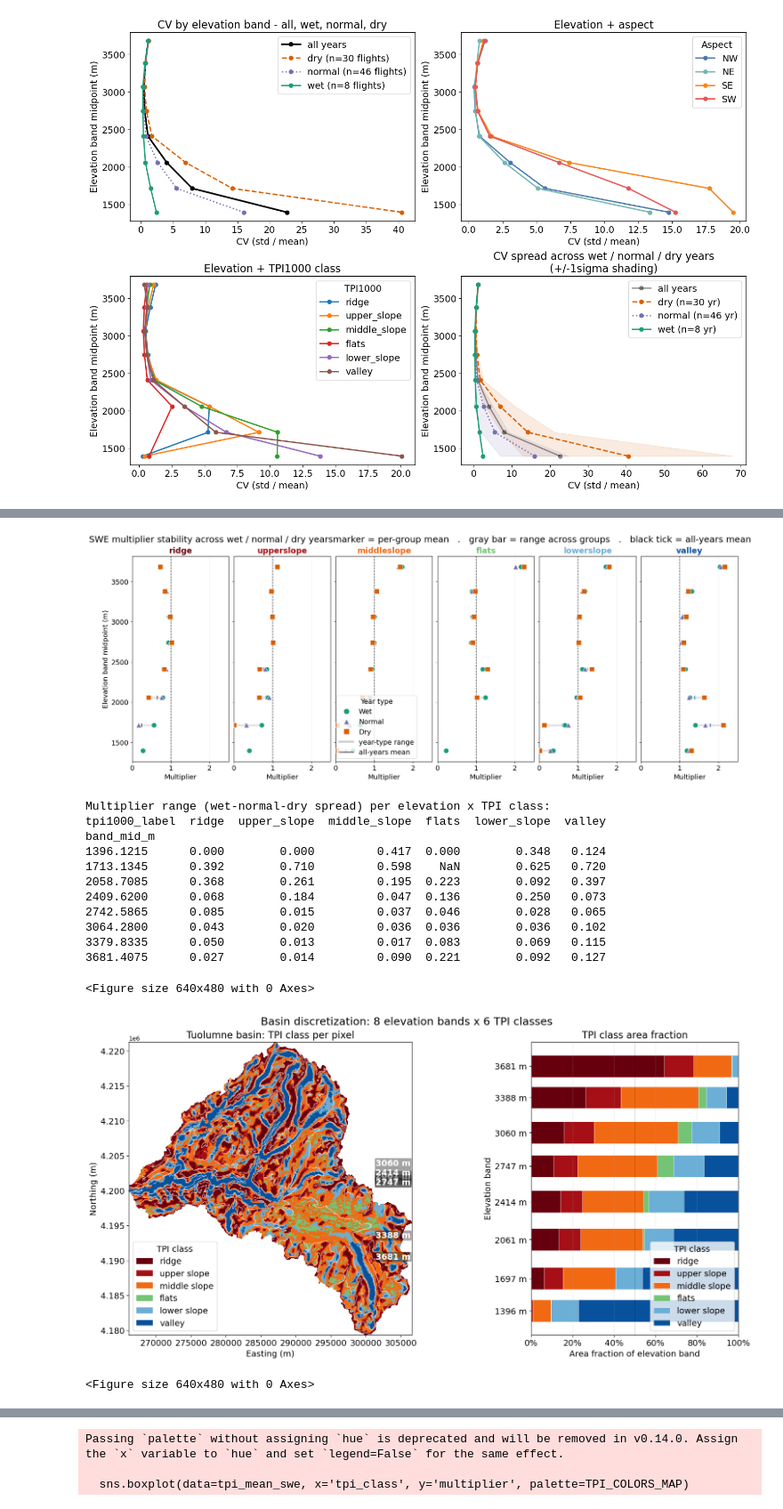
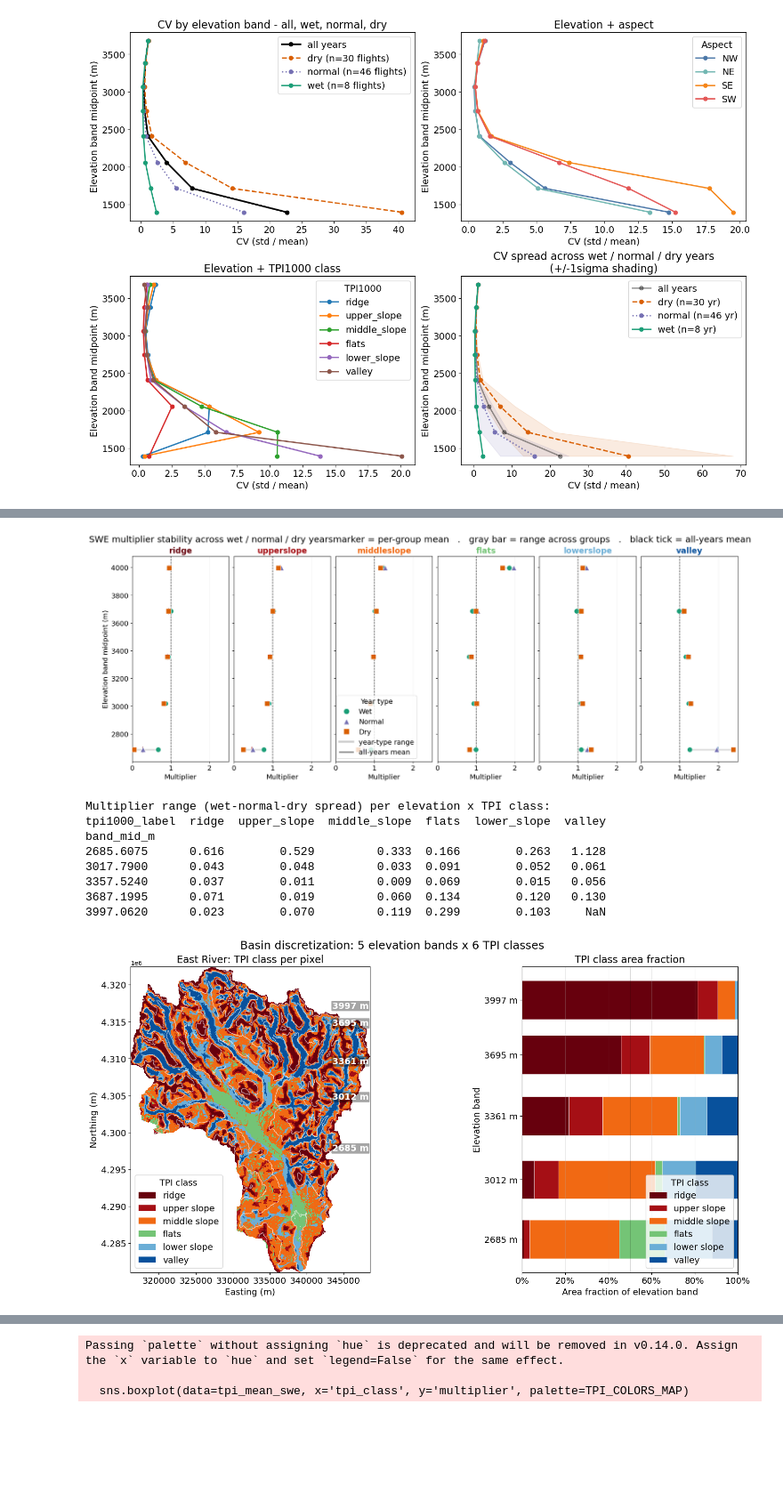
Before and after one commit to dlhogan97/CONFLUENCE-uwmtnhydro, a Jupyter notebook: ess-project/modeling/04-distributed/snow_heterogeneity/snow_heterogeneity.ipynb, the cells around one changed output, grey strips where cells are left out. Shown at 89% size. Drawn from its saved outputs; the diff is of its cells as text; code cells hidden in the pictures; blank space fills up the shorter version.

```diff
--- a/ess-project/modeling/04-distributed/snow_heterogeneity/snow_heterogeneity.ipynb
+++ b/ess-project/modeling/04-distributed/snow_heterogeneity/snow_heterogeneity.ipynb
@@ -12,9 +12,9 @@ import glob
 # %% [markdown]
 ## Basin selection and attributes
 # %%
-BASIN = "Tuolumne_River"
+BASIN = "East_River"
 # %%
-domain_attributes = xr.open_dataset(f"/scratch/dlhogan/ess-project-data/domain_{BASIN}_distributed_elev/settings/SUMMA/attributes.nc")
+domain_attributes = xr.open_dataset(f"/scratch/dlhogan/ess-project-data/domain_{BASIN}_distributed/settings/SUMMA/attributes.nc")
 domain_elev_bands = domain_attributes['elevation'].values [::-1]
 # %%
 gdf = gpd.read_file(f"/scratch/dlhogan/ess-project-data/domain_{BASIN}_lumped/shapefiles/catchment/{BASIN}_lumped_HRUs_GRUs.shp")
@@ -58,6 +56,6 @@ Clipping SWE for 20190324 to domain...
 # %%
 aso_crs = da.rio.crs
-dem = rxr.open_rasterio(f"/scratch/dlhogan/ess-project-data/domain_{BASIN}_distributed_elev/attributes/elevation/dem/domain_{BASIN}_lumped_elv.tif", masked=True).squeeze(drop=True)
+dem = rxr.open_rasterio(f"/scratch/dlhogan/ess-project-data/domain_{BASIN}_distributed/attributes/elevation/dem/domain_{BASIN}_lumped_elv.tif", masked=True).squeeze(drop=True)
 # Resample DEM to ASO CRS at ~50 m.
 dem = dem.rio.reproject(aso_crs, resolution=50)
 
@@ -1467,21 +1461,17 @@ _stab = (
 )
 _stab_cols = [c for c in TPI_ORDER_STAB if c in _stab.columns]
 print(_stab[_stab_cols].sort_index().round(3).to_string())
-plt.savefig(f"/scratch/dlhogan/ess-project-data/domain_{BASIN}_distributed_elevTPI/plots/aso_multiplier_stability_{BASIN}.png", dpi=300)
+fig.savefig(f"/scratch/dlhogan/ess-project-data/domain_{BASIN}_distributed_elevTPI/plots/aso_multiplier_stability_{BASIN}.png", dpi=300)
 # %% [output]
-[figure, old version]
+[figure, new version]
 Multiplier range (wet-normal-dry spread) per elevation x TPI class:
 tpi1000_label  ridge  upper_slope  middle_slope  flats  lower_slope  valley
 band_mid_m
-1396.1215      0.000        0.000         0.417  0.000        0.348   0.124
-1713.1345      0.392        0.710         0.598    NaN        0.625   0.720
-2058.7085      0.368        0.261         0.195  0.223        0.092   0.397
-2409.6200      0.068        0.184         0.047  0.136        0.250   0.073
-2742.5865      0.085        0.015         0.037  0.046        0.028   0.065
-3064.2800      0.043        0.020         0.036  0.036        0.036   0.102
-3379.8335      0.050        0.013         0.017  0.083        0.069   0.115
-3681.4075      0.027        0.014         0.090  0.221        0.092   0.127
+2685.6075      0.616        0.529         0.333  0.166        0.263   1.128
+3017.7900      0.043        0.048         0.033  0.091        0.052   0.061
+3357.5240      0.037        0.011         0.009  0.069        0.015   0.056
+3687.1995      0.071        0.019         0.060  0.134        0.120   0.130
+3997.0620      0.023        0.070         0.119  0.299        0.103     NaN
-<Figure size 640x480 with 0 Axes>
 # %%
 # =====================================================================
 # BASIN DISCRETIZATION MAP
@@ -1606,7 +1596,7 @@ for bi, cen in enumerate(_centroids):
         bbox=dict(boxstyle='round,pad=0.1', fc='black', alpha=0.35, lw=0),
     )
 
-ax_map.set_title('Tuolumne basin: TPI class per pixel', fontsize=TITLE_FS)
+ax_map.set_title(f'{BASIN.replace("_", " ")}: TPI class per pixel', fontsize=TITLE_FS)
 ax_map.set_xlabel('Easting (m)', fontsize=MIN_FS)
 ax_map.set_ylabel('Northing (m)', fontsize=MIN_FS)
 ax_map.tick_params(labelsize=MIN_FS)
@@ -1624,35 +1614,34 @@ for label in TPI_ORDER_MAP:
         float(area_bar[(area_bar['centroid_bar'] == c) &
                         (area_bar['tpi_label']    == label)]['frac'].values[0])
         if len(area_bar[(area_bar['centroid_bar'] == c) & (area_bar['tpi_label'] == label)]) > 0
         else 0.0
         for c in bar_cens
     ]
     ax_bar.barh(bar_cens, fracs, left=cumulative, height=_bar_h,
                 color=TPI_COLORS_MAP[label], label=label.replace('_', ' '),
                 edgecolor='white', linewidth=0.4)
     cumulative = cumulative + np.array(fracs)
 
 ax_bar.set_yticks(bar_cens)
 ax_bar.set_yticklabels([_bar_labels[c] for c in bar_cens], fontsize=MIN_FS)
 ax_bar.set_xlim(0, 1)
 ax_bar.xaxis.set_major_formatter(PercentFormatter(xmax=1, decimals=0))
 ax_bar.set_xlabel('Area fraction of elevation band', fontsize=MIN_FS)
 ax_bar.set_ylabel('Elevation band', fontsize=MIN_FS)
 ax_bar.set_title('TPI class area fraction', fontsize=TITLE_FS)
 ax_bar.tick_params(axis='both', labelsize=MIN_FS)
 ax_bar.legend(title='TPI class', fontsize=MIN_FS, title_fontsize=MIN_FS,
               loc='lower right', framealpha=0.8)
 ax_bar.grid(True, axis='x', alpha=0.25)
 ax_bar.axvline(0.5, color='black', lw=0.6, alpha=0.3)
 
 fig.suptitle(
     f'Basin discretization: {len(_centroids)} elevation bands x 6 TPI classes',
     fontsize=SUPTITLE_FS,
 )
 plt.show()
-plt.savefig(f"/scratch/dlhogan/ess-project-data/domain_{BASIN}_distributed_elevTPI/plots/basin_discretization_map_{BASIN}.png", dpi=300)
+fig.savefig(f"/scratch/dlhogan/ess-project-data/domain_{BASIN}_distributed_elevTPI/plots/basin_discretization_map_{BASIN}.png")
 # %% [output]
-[figure, old version]
+[figure, new version]
-<Figure size 640x480 with 0 Axes>
 # %%
 # TPI class geodatrafraome
```
Also changed, not shown: parts of 9 cells of this notebook, 9 other files.
